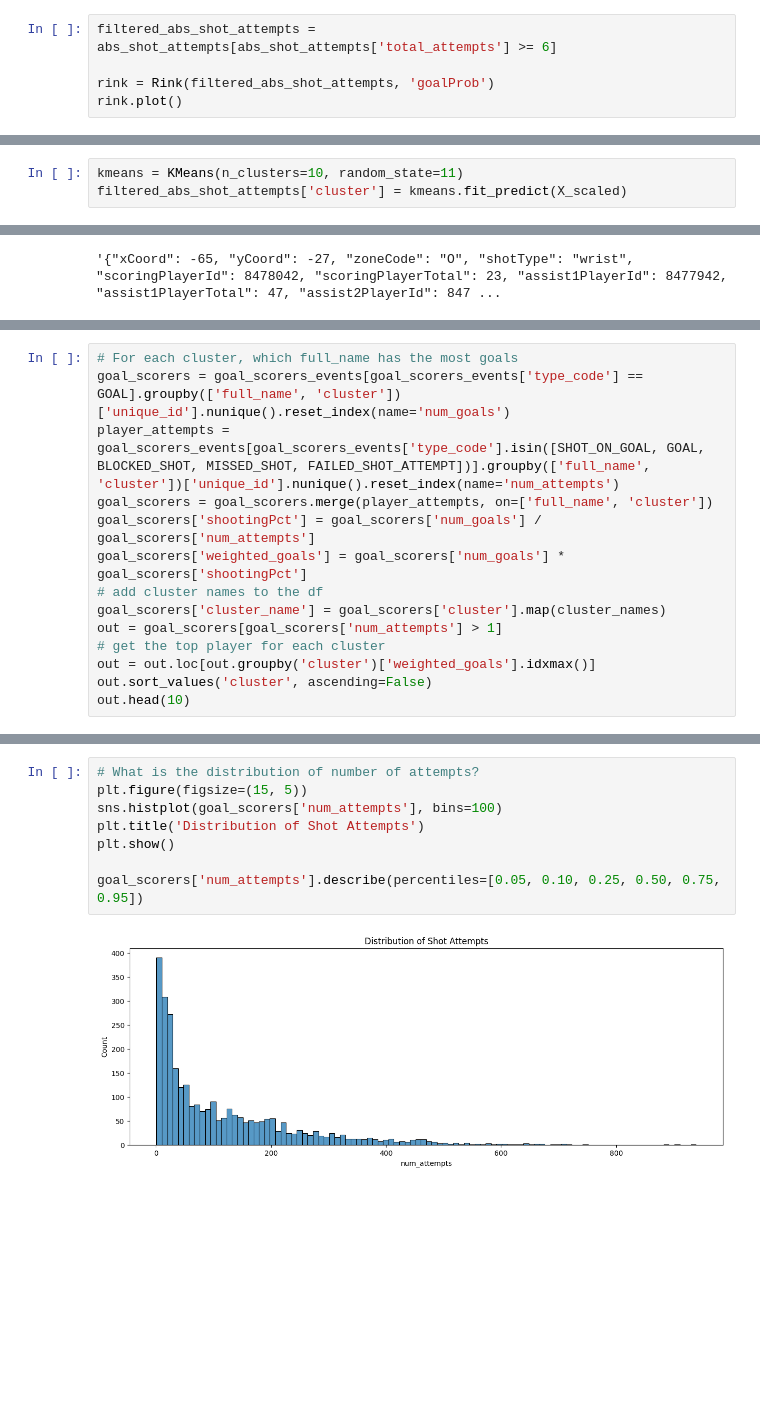
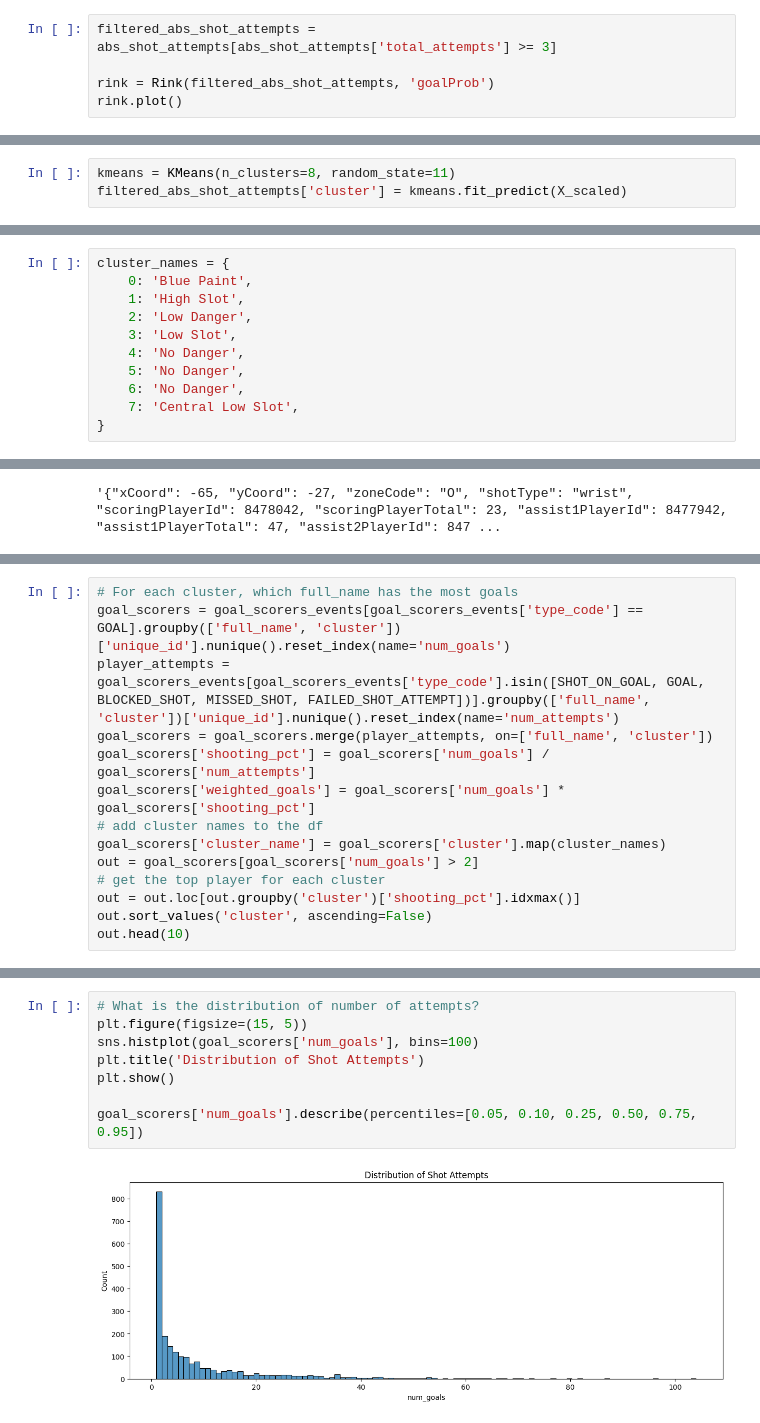
Before and after one commit to RescuedBuffalo/nhl-reporting, a Jupyter notebook: Python/analysis_v1.ipynb, the cells around one changed output, grey strips where cells are left out. Drawn from its saved outputs; the diff is of its cells as text; blank space fills up the shorter version.

```diff
--- a/Python/analysis_v1.ipynb
+++ b/Python/analysis_v1.ipynb
@@ -697,7 +696,7 @@ min         1.000000
 max      1098.000000
 Name: total_attempts, dtype: float64
 # %%
-filtered_abs_shot_attempts = abs_shot_attempts[abs_shot_attempts['total_attempts'] >= 6]
+filtered_abs_shot_attempts = abs_shot_attempts[abs_shot_attempts['total_attempts'] >= 3]
 
 rink = Rink(filtered_abs_shot_attempts, 'goalProb')
 rink.plot()
@@ -746,5 +745,5 @@ plt.show()
 # %%
-kmeans = KMeans(n_clusters=10, random_state=11)
+kmeans = KMeans(n_clusters=8, random_state=11)
 filtered_abs_shot_attempts['cluster'] = kmeans.fit_predict(X_scaled)
 # %% [output]
 A value is trying to be set on a copy of a slice from a DataFrame.
@@ -770,3 +756,14 @@ cluster_names = {
+# %%
+cluster_names = {
+    0: 'Blue Paint',
+    1: 'High Slot',
+    2: 'Low Danger',
+    3: 'Low Slot',
+    4: 'No Danger',
+    5: 'No Danger',
+    6: 'No Danger',
+    7: 'Central Low Slot',
+}
 # %%
 cluster_summary = filtered_abs_shot_attempts.groupby('cluster').agg({
     'goal': 'sum',
@@ -862,13 +856,13 @@ goals
 goal_scorers = goal_scorers_events[goal_scorers_events['type_code'] == GOAL].groupby(['full_name', 'cluster'])['unique_id'].nunique().reset_index(name='num_goals')
 player_attempts = goal_scorers_events[goal_scorers_events['type_code'].isin([SHOT_ON_GOAL, GOAL, BLOCKED_SHOT, MISSED_SHOT, FAILED_SHOT_ATTEMPT])].groupby(['full_name', 'cluster'])['unique_id'].nunique().reset_index(name='num_attempts')
 goal_scorers = goal_scorers.merge(player_attempts, on=['full_name', 'cluster'])
-goal_scorers['shootingPct'] = goal_scorers['num_goals'] / goal_scorers['num_attempts']
-goal_scorers['weighted_goals'] = goal_scorers['num_goals'] * goal_scorers['shootingPct']
+goal_scorers['shooting_pct'] = goal_scorers['num_goals'] / goal_scorers['num_attempts']
+goal_scorers['weighted_goals'] = goal_scorers['num_goals'] * goal_scorers['shooting_pct']
 # add cluster names to the df
 goal_scorers['cluster_name'] = goal_scorers['cluster'].map(cluster_names)
-out = goal_scorers[goal_scorers['num_attempts'] > 1]
+out = goal_scorers[goal_scorers['num_goals'] > 2]
 # get the top player for each cluster
-out = out.loc[out.groupby('cluster')['weighted_goals'].idxmax()]
+out = out.loc[out.groupby('cluster')['shooting_pct'].idxmax()]
 out.sort_values('cluster', ascending=False)
 out.head(10)
 # %% [output]
@@ -886,10 +876,10 @@ out.head(10)
 # %%
 # What is the distribution of number of attempts?
 plt.figure(figsize=(15, 5))
-sns.histplot(goal_scorers['num_attempts'], bins=100)
+sns.histplot(goal_scorers['num_goals'], bins=100)
 plt.title('Distribution of Shot Attempts')
 plt.show()
 
-goal_scorers['num_attempts'].describe(percentiles=[0.05, 0.10, 0.25, 0.50, 0.75, 0.95])
+goal_scorers['num_goals'].describe(percentiles=[0.05, 0.10, 0.25, 0.50, 0.75, 0.95])
 # %% [output]
-[figure, old version]
+[figure, new version]
```
Also changed, not shown: parts of 19 cells of this notebook.
